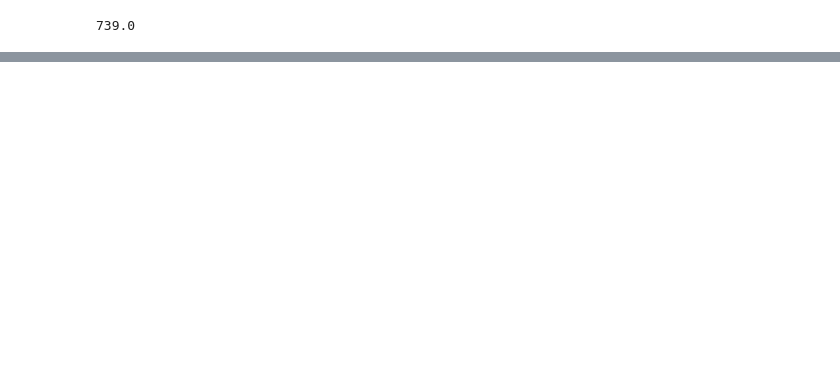
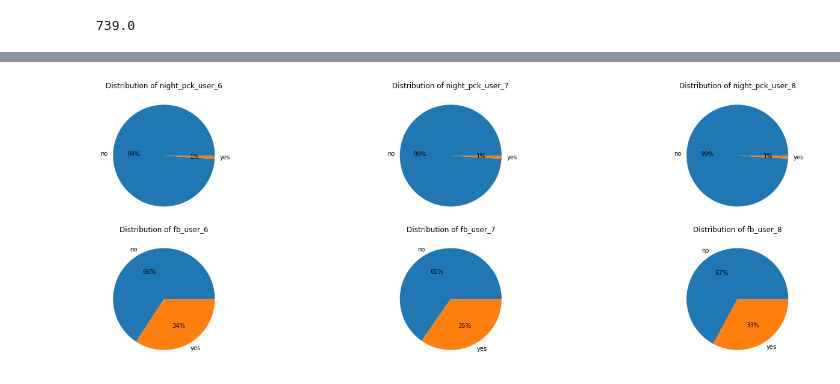
Before and after one commit to sandeshsk12/telecom_churn, a Jupyter notebook: Untitled.ipynb, the cells around one changed output, grey strips where cells are left out. Cells and saved outputs as stored; diff of their text form; code cells hidden in the pictures; blank space fills up the shorter version.

```diff
--- a/Untitled.ipynb
+++ b/Untitled.ipynb
@@ -408,0 +732,3 @@ data[data['churn']==1].shape[0] / data.shape[0]
+# %%
+imputer = KNNImputer(n_neighbors=5)
+churn_data=pd.DataFrame(imputer.fit_transform(churn_data),columns=churn_data.columns)
@@ -408,0 +757,3 @@ data[data['churn']==1].shape[0] / data.shape[0]
+# %%
+# creating a copy of data for EDA
+churn_data_eda=churn_data.copy()
@@ -408,0 +762,8 @@ data[data['churn']==1].shape[0] / data.shape[0]
+# %%
+# identifying potential categorical columns
+
+for col in churn_data_eda.columns:
+    if churn_data_eda[col].nunique() <= 10:
+        print('The column',col,'has',churn_data_eda[col].nunique(),'unique values')
+    else:
+        pass
@@ -408,0 +783,5 @@ data[data['churn']==1].shape[0] / data.shape[0]
+# %%
+cat_cols=['night_pck_user_6','night_pck_user_7','night_pck_user_8','fb_user_6','fb_user_7','fb_user_8','churn']
+num_cols=list(set(churn_data_eda.columns.to_list())-set(cat_cols))
+# remove churn from cat_cols as it is target variable
+cat_cols.remove('churn')
@@ -408,0 +824,13 @@ data[data['churn']==1].shape[0] / data.shape[0]
+# %%
+# Visualising Target variable
+c=1
+plt.figure(figsize=(20,20))
+for col in cat_cols:
+    plt.subplot(6,3,c)
+    plt.pie(x=churn_data_eda[col].value_counts().values,labels=['no','yes'],normalize=True,autopct = '%0.0f%%')
+    plt.title('Distribution of {}'.format(col))
+    c=c+1
+plt.tight_layout()
+plt.show()
+# %% [output]
+[figure, added]
```
Also changed, not shown: parts of 85 cells of this notebook, 2 other files.
